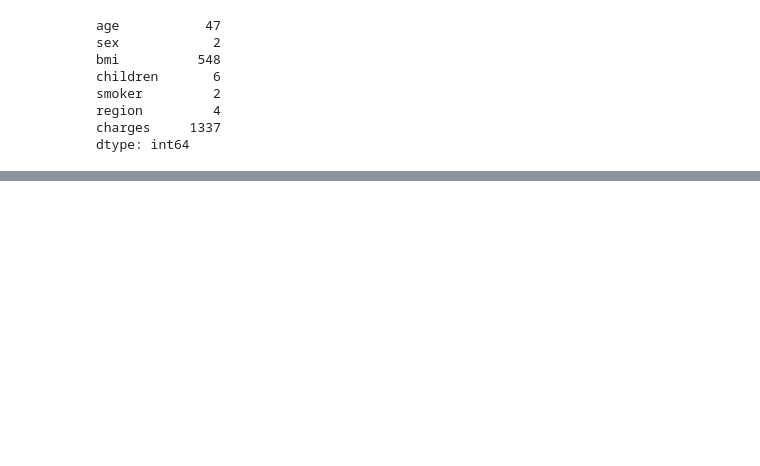
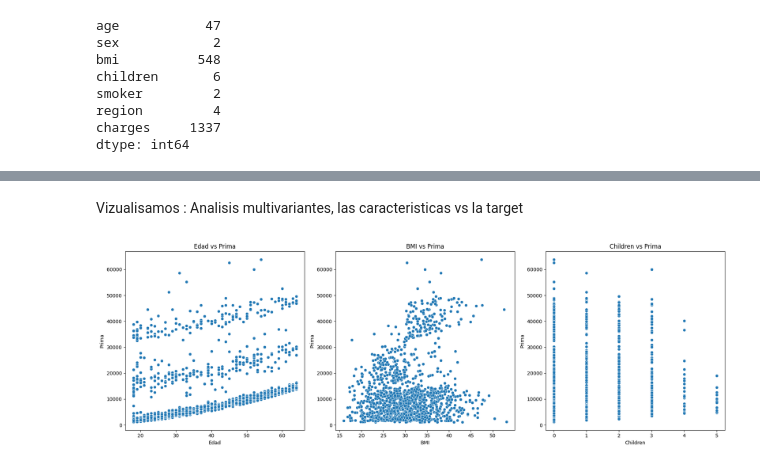
Before and after one commit to 4GeeksAcademy/PAULINE---LINEAR-REGRESSION, a Jupyter notebook: src/explore.ipynb, the cells around one changed output, grey strips where cells are left out. Saved outputs shown, nothing was run; the diff lists cells and outputs as text; code cells hidden in the pictures; blank space fills up the shorter version.

```diff
--- a/src/explore.ipynb
+++ b/src/explore.ipynb
@@ -65,0 +176,28 @@ dtype: int64
+# %% [markdown]
+Vizualisamos : Analisis multivariantes, las caracteristicas vs la target
+# %%
+#Numéricas : scatter para identificar si hay un patrón
+
+fig, axs = plt.subplots(1, 3, figsize=(18, 6))
+
+#age :
+sns.scatterplot(x='age', y='charges', data=df, ax=axs[0])
+axs[0].set_title('Edad vs Prima')
+axs[0].set_xlabel('Edad')
+axs[0].set_ylabel('Prima')
+
+#BMI :
+sns.scatterplot(x='bmi', y='charges', data=df, ax=axs[1])
+axs[1].set_title('BMI vs Prima')
+axs[1].set_xlabel('BMI')
+axs[1].set_ylabel('Prima')
+
+#Children :
+sns.scatterplot(x='children', y='charges', data=df, ax=axs[2])
+axs[2].set_title('Children vs Prima')
+axs[2].set_xlabel('Children')
+axs[2].set_ylabel('Prima')
+
+plt.tight_layout()
+# %% [output]
+[figure, added]
```
Also changed, not shown: parts of 36 cells of this notebook.
